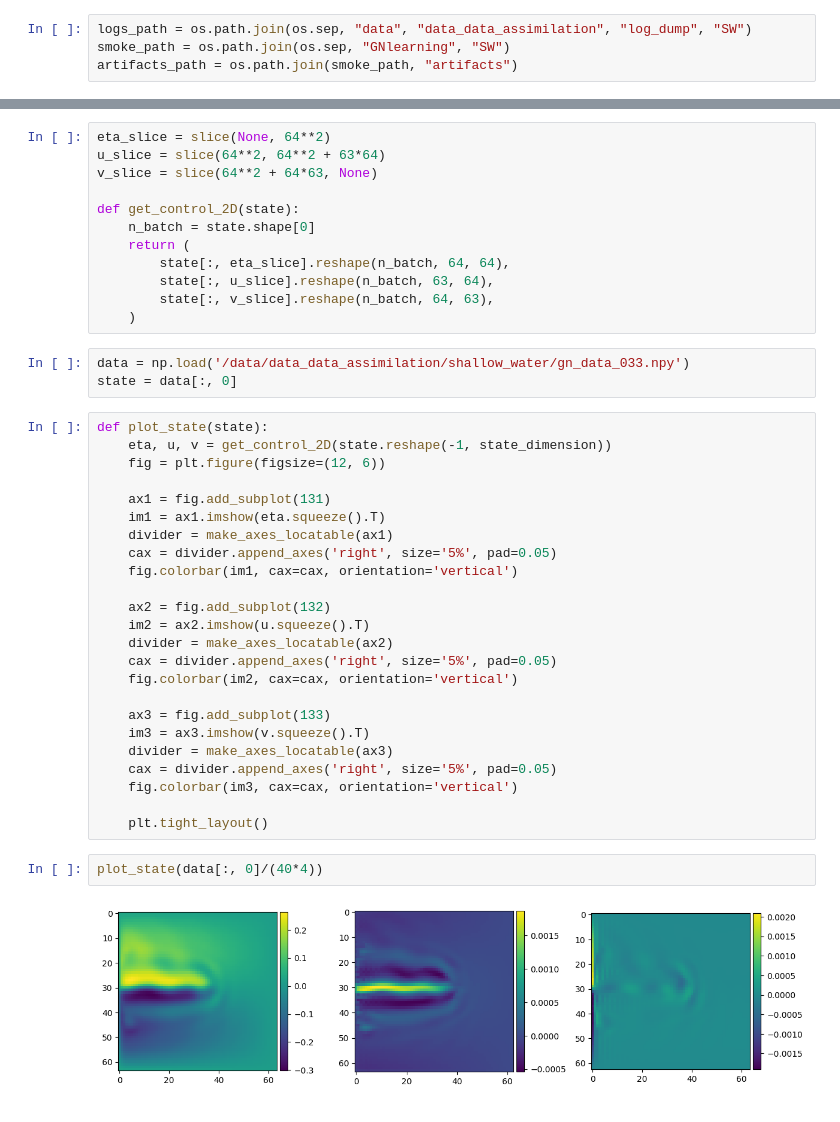
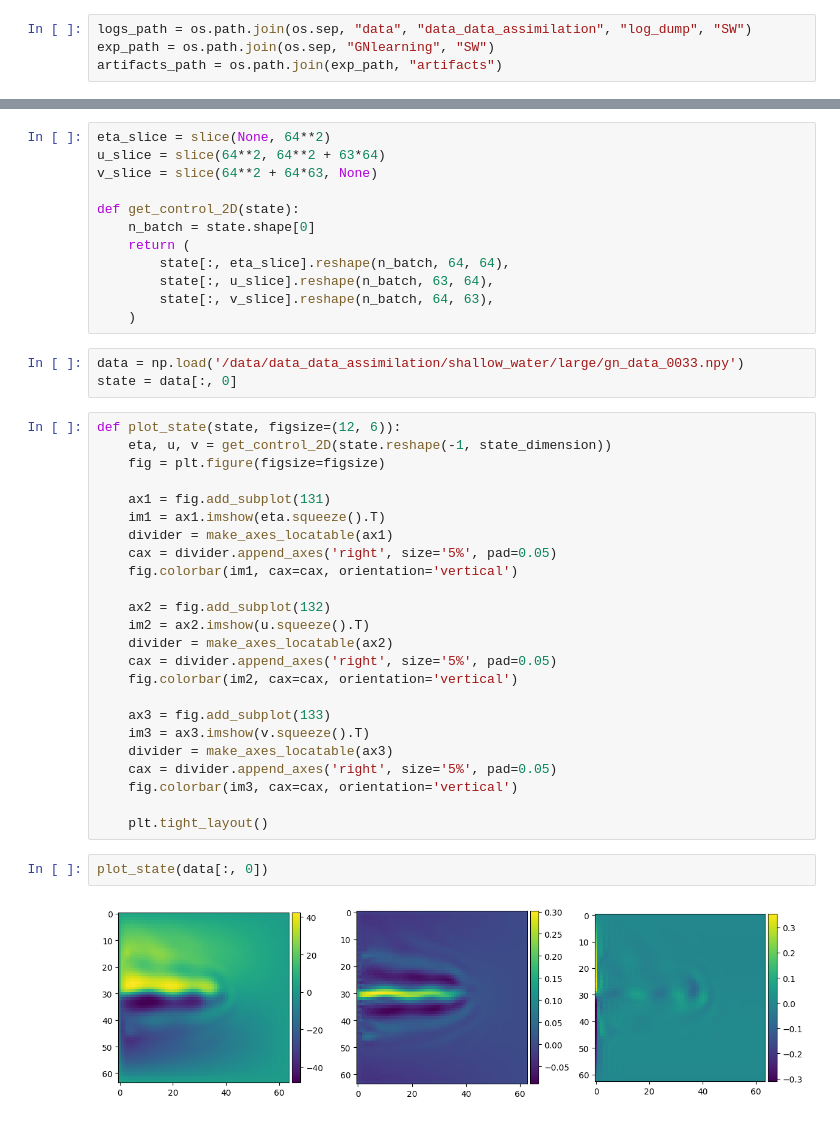
Before and after one commit to VTrappler/ML_preconditioners, a Jupyter notebook: SW/inference.ipynb, the cells around one changed output, grey strips where cells are left out. Drawn from its saved outputs; the diff is of its cells as text.

```diff
--- a/SW/inference.ipynb
+++ b/SW/inference.ipynb
@@ -19,8 +16,8 @@ import matplotlib.pyplot as plt
 from mpl_toolkits.axes_grid1 import make_axes_locatable
 # %%
 logs_path = os.path.join(os.sep, "data", "data_data_assimilation", "log_dump", "SW")
-smoke_path = os.path.join(os.sep, "GNlearning", "SW")
-artifacts_path = os.path.join(smoke_path, "artifacts")
+exp_path = os.path.join(os.sep, "GNlearning", "SW")
+artifacts_path = os.path.join(exp_path, "artifacts")
 # %%
 model_path = OmegaConf.load(os.path.join(artifacts_path, "mlflow_run_id.yaml"))['model_path']
 rank = OmegaConf.load(os.path.join(artifacts_path, "mlflow_run_id.yaml"))
@@ -73,12 +70,12 @@ def get_control_2D(state):
         state[:, v_slice].reshape(n_batch, 64, 63),
     )
 # %%
-data = np.load('/data/data_data_assimilation/shallow_water/gn_data_033.npy')
+data = np.load('/data/data_data_assimilation/shallow_water/large/gn_data_0033.npy')
 state = data[:, 0]
 # %%
-def plot_state(state):
+def plot_state(state, figsize=(12, 6)):
     eta, u, v = get_control_2D(state.reshape(-1, state_dimension))
-    fig = plt.figure(figsize=(12, 6))
+    fig = plt.figure(figsize=figsize)
 
     ax1 = fig.add_subplot(131)
     im1 = ax1.imshow(eta.squeeze().T)
@@ -100,8 +97,8 @@ def plot_state(state):
 
     plt.tight_layout()
 # %%
-plot_state(data[:, 0]/(40*4))
+plot_state(data[:, 0])
 # %% [output]
-[figure, old version]
+[figure, new version]
 # %%
 def inference_model(state):
```
Also changed, not shown: parts of 17 cells of this notebook, 19 other files.
